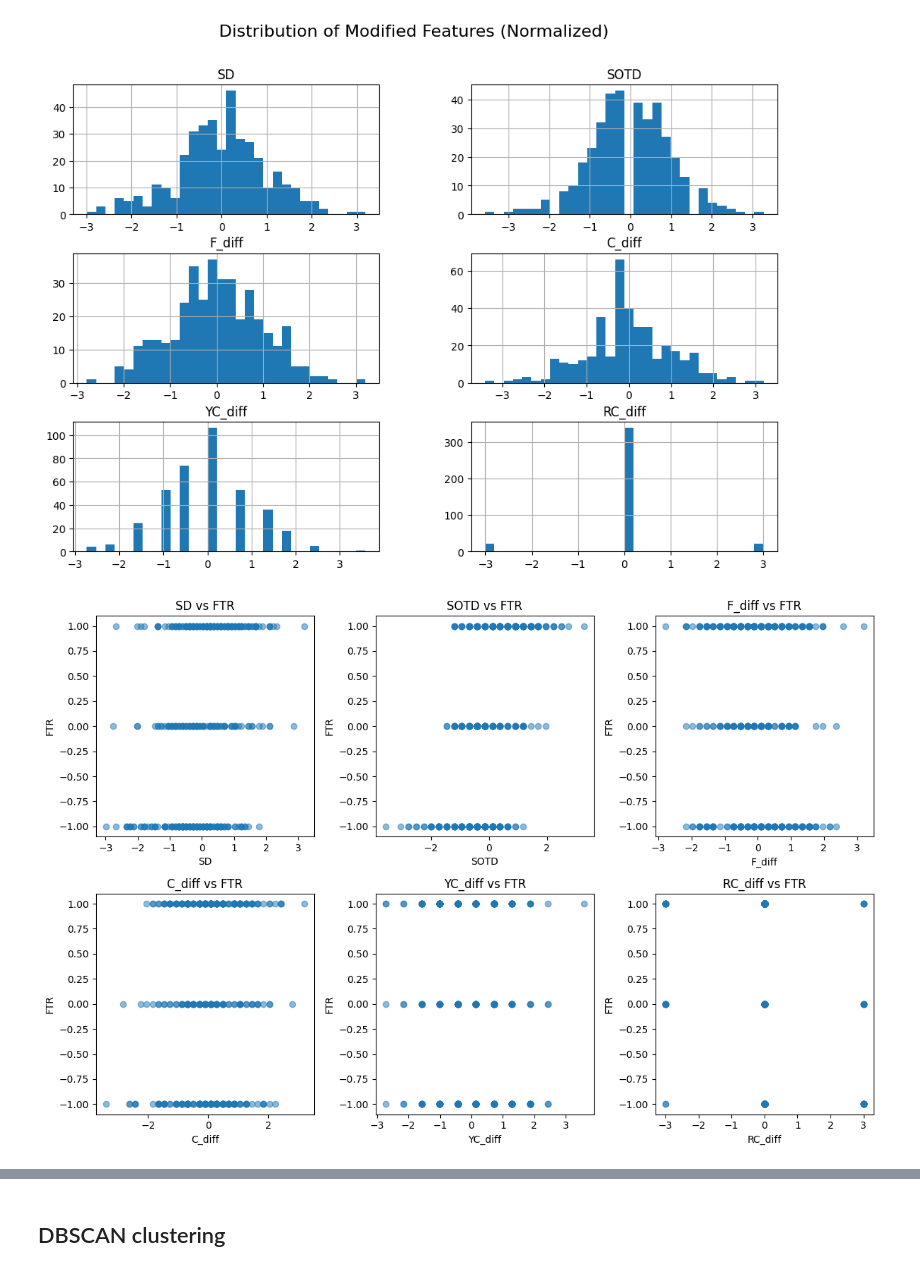
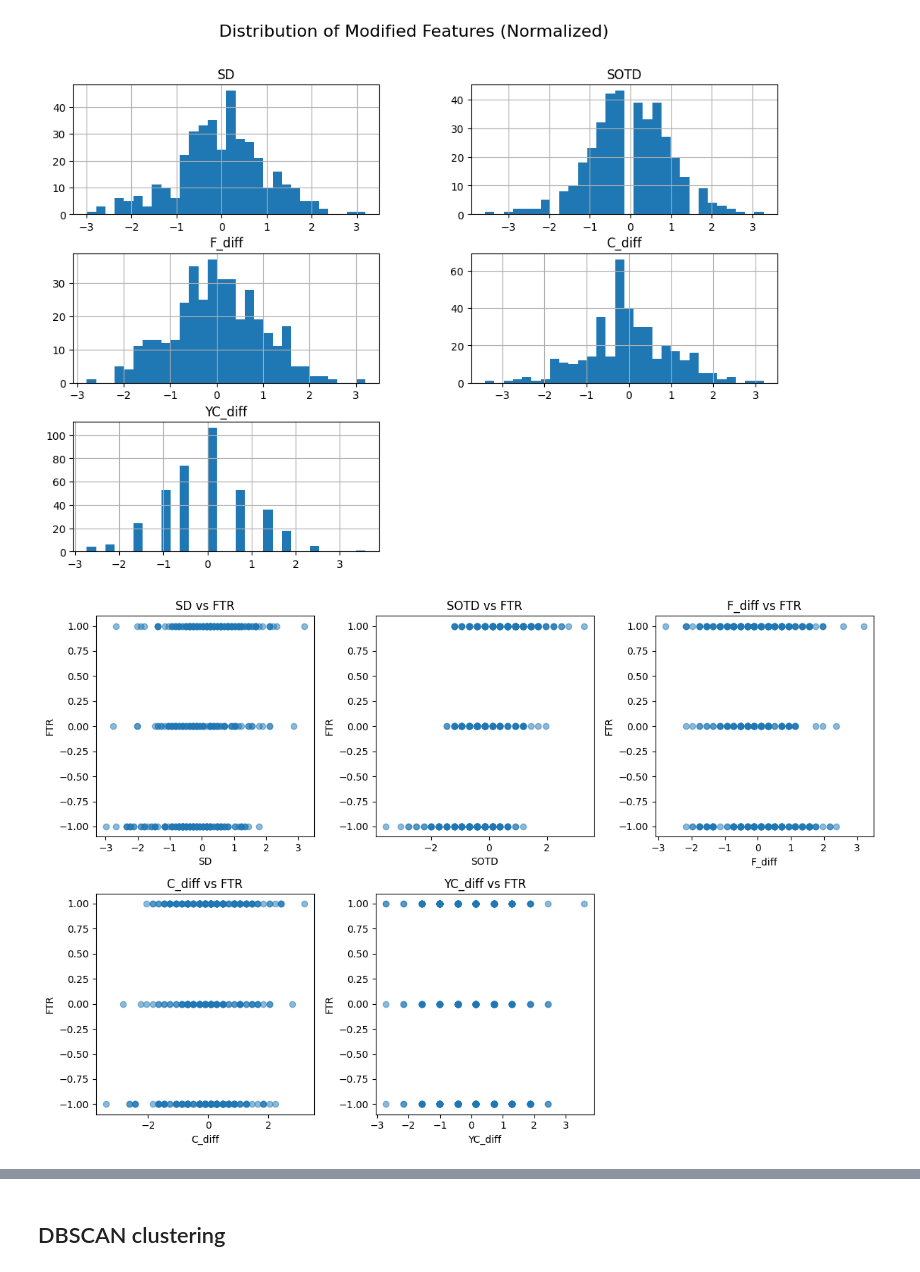
Before and after one commit to frederik007hb/Data-Mining, a Jupyter notebook: Test.ipynb, the cells around one changed output, grey strips where cells are left out. Saved outputs shown, nothing was run; the diff lists cells and outputs as text; code cells hidden in the pictures.

```diff
--- a/Test.ipynb
+++ b/Test.ipynb
@@ -20,27 +38,27 @@ Amount of draws:  93
 # %%
 # --- Load in game statistics ---
 raw_in_game_stats = data[[ 'HS', 'AS', 'HST', 'AST', 'HF', 'AF', 'HC', 'AC', 'HY', 'AY', 'HR', 'AR']]
 
 # --- Create new features by calculating the difference between home and away statistics (Positive Home team have more) ---
 modified_stats = pd.DataFrame({'SD': data['HS'] - data['AS'],
                             'SOTD': data['HST'] - data['AST'],
                             'F_diff': data['HF'] - data['AF'],
                             'C_diff': data['HC'] - data['AC'],
                             'YC_diff': data['HY'] - data['AY'],
-                            'RC_diff': data['HR'] - data['AR']
+                            #'RC_diff': data['HR'] - data['AR']
                             })
 
 # --- Normalize the new features with average and standard deviation ---
 modified_stats = (modified_stats - modified_stats.mean()) / modified_stats.std()
 
 #print(modified_stats['SD'].mean(), modified_stats['SD'].std())
 
 # -- Plot as histogram to see the distribution of the new features ---
 modified_stats.hist(bins=30, figsize=(12, 8))
 plt.suptitle('Distribution of Modified Features (Normalized)', fontsize=16)
 plt.show()
 # %% [output]
-[figure, old version]
+[figure, new version]
 # %%
 # --- Plotting the relationship between the new features and the target variable ---
 plt.figure(figsize=(12, 8))
@@ -52,7 +70,7 @@ for i, column in enumerate(modified_stats.columns):
     plt.ylabel('FTR')
 plt.tight_layout()
 # %% [output]
-[figure, old version]
+[figure, new version]
 # %%
 ## ---  11th nearets neighbor distance since, default 2xd-1 as per slide 22
 
```
Also changed, not shown: parts of 8 cells of this notebook.
